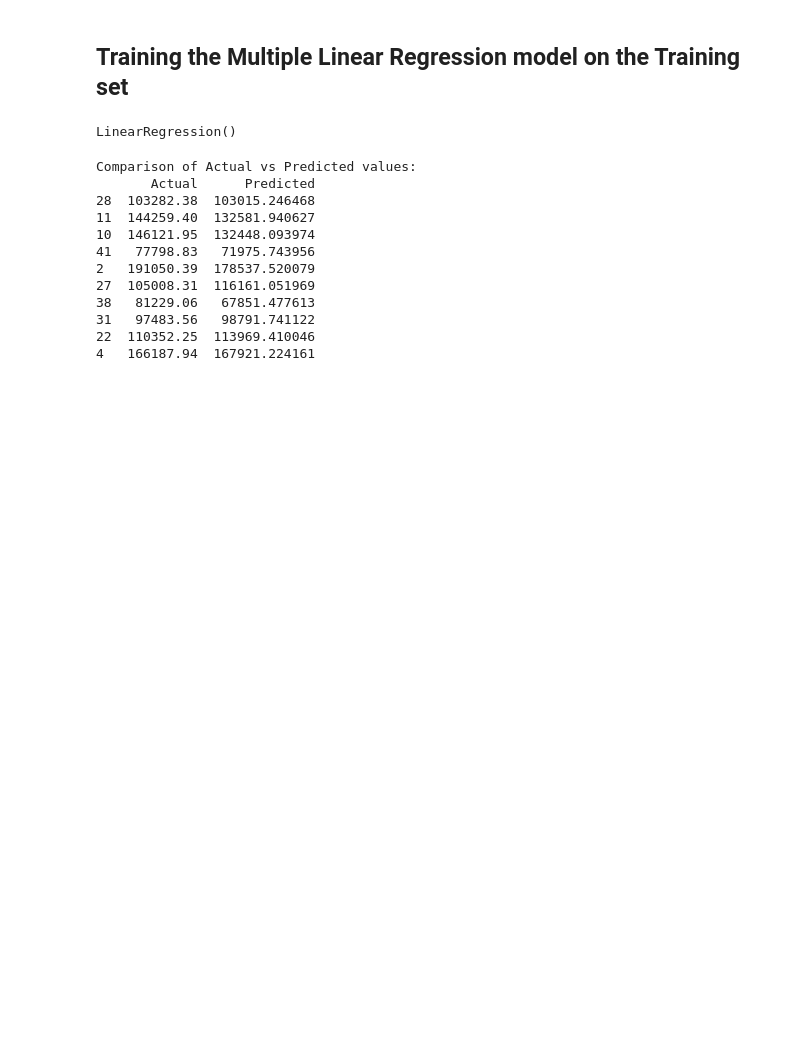
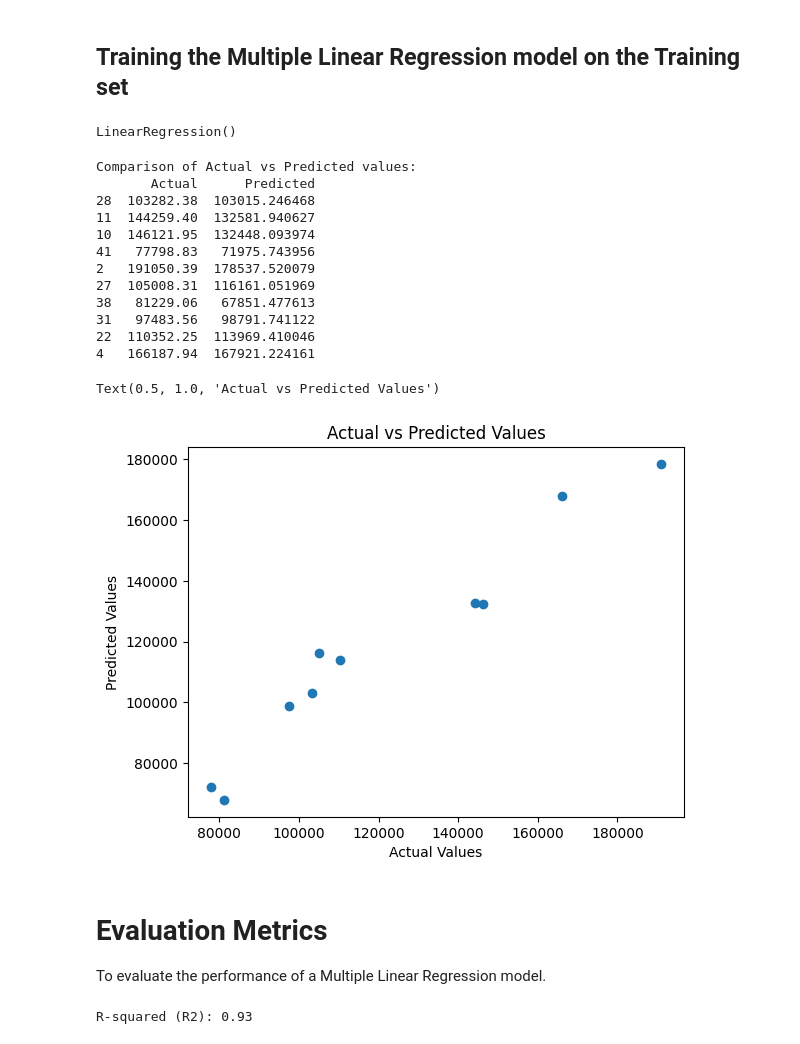
Before and after one commit to prithvirajv06/learning-path-ml-dl-ai, a Jupyter notebook: ML/src/03 multiple-linear-regression.ipynb, the cells around one changed output. Drawn from its saved outputs; the diff is of its cells as text; code cells hidden in the pictures; blank space fills up the shorter version.

```diff
--- a/ML/src/03 multiple-linear-regression.ipynb
+++ b/ML/src/03 multiple-linear-regression.ipynb
@@ -181,3 +181,22 @@ Comparison of Actual vs Predicted values:
 31   97483.56   98791.741122
 22  110352.25  113969.410046
 4   166187.94  167921.224161
+# %%
+import matplotlib.pyplot as plt
+plt.scatter(y_test, y_hat)
+plt.xlabel('Actual Values')
+plt.ylabel('Predicted Values')
+plt.title('Actual vs Predicted Values')
+# %% [output]
+Text(0.5, 1.0, 'Actual vs Predicted Values')
+[figure, added]
+# %% [markdown]
+# Evaluation Metrics
+To evaluate the performance of a Multiple Linear Regression model.
+# %%
+# Evaluating the Model Performance
+from sklearn.metrics import mean_absolute_error, mean_squared_error, r2_score
+r2 = r2_score(y_test, y_hat)
+print(f"R-squared (R2): {r2:.2f}")
+# %% [output]
+R-squared (R2): 0.93
```
Also changed, not shown: parts of 2 cells of this notebook, 8 other files.
